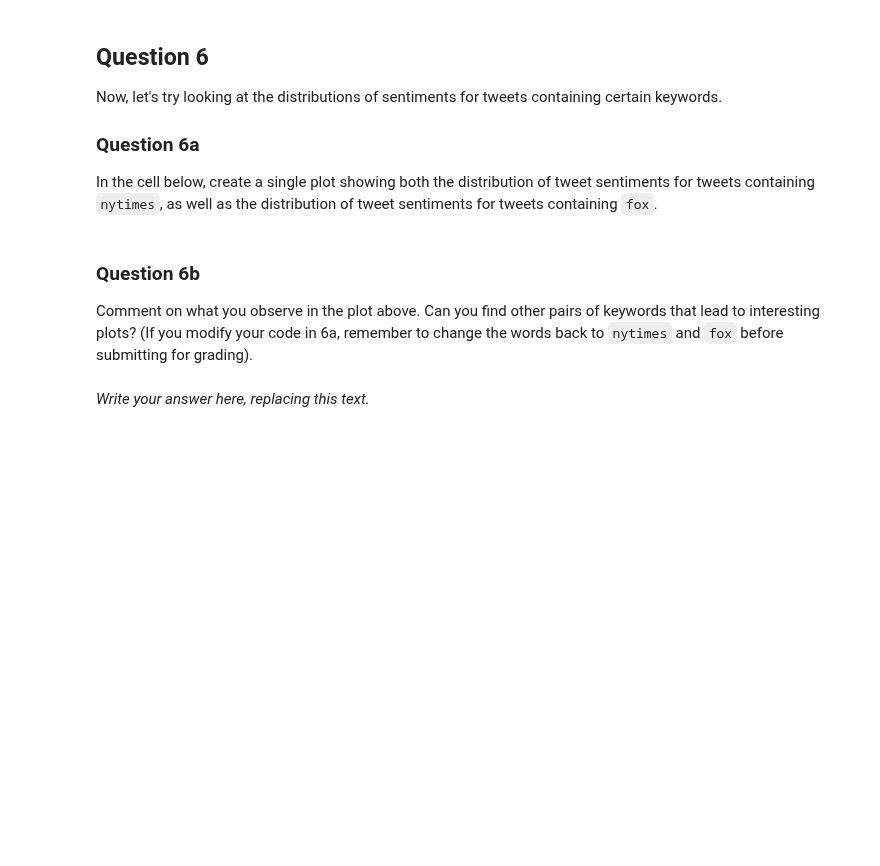
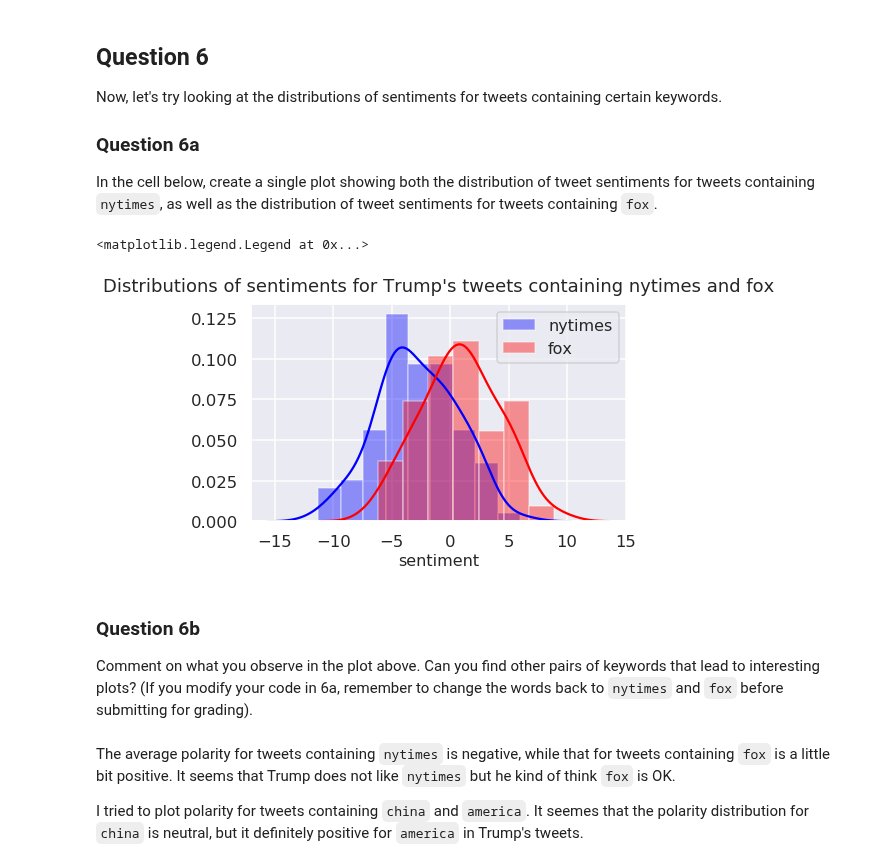
Before and after one commit to zhugeyicixin/DataSci200, a Jupyter notebook: hw/hw3/hw3.ipynb, the cells around one changed output. Saved outputs shown, nothing was run; the diff lists cells and outputs as text; code cells hidden in the pictures; blank space fills up the shorter version.

```diff
--- a/hw/hw3/hw3.ipynb
+++ b/hw/hw3/hw3.ipynb
@@ -320,5 +518,7 @@ points: 1
 -->
 # %%
 # Save your regex in punct_re
-punct_re = r''
-trump['no_punc'] = ...
+punct_re = r'[^\w\s]'
+
+trump['no_punc'] = trump['text'].str.replace(punct_re, ' ', regex=True)
+trump.head()
@@ -391,2 +606,6 @@ tidy_format = ...
+# %%
+tidy_format = trump['no_punc'].str.split(expand=True)
+tidy_format = tidy_format.stack().reset_index(level=1)
+tidy_format = tidy_format.rename(columns={'level_1': 'num', 0: 'word'})
 # %%
 ok.grade("q5d");
@@ -406,5 +634,12 @@ BEGIN QUESTION
 name: q5e
 points: 2
 -->
-# %%
-trump['polarity'] = ...
+# %%
+score = pd.merge(tidy_format, sent, how='left', left_on='word', right_index=True)
+score['polarity'] = score['polarity'].fillna(0)
+# score_by_id = score.groupby([score.index]).sum()
+score_by_id = score.groupby(['ID']).sum()
+trump = pd.merge(trump, score_by_id, how='left', left_index=True, right_index=True)
+trump = trump.drop(columns='num')
+display(trump.head())
+# trump['polarity'] = ...
@@ -443,3 +717,21 @@ manual: true
+# %%
+# plot
+fig = plt.figure()
+ax = fig.add_subplot(111)
+p1 = sns.distplot(trump[trump['no_punc'].str.contains(r'\bnytimes\b', regex=True)]['polarity'], kde=True, color='blue', label='nytimes')
+p2 = sns.distplot(trump[trump['no_punc'].str.contains(r'\bfox\b', regex=True)]['polarity'], kde=True, color='red', label='fox')
+# plt.subplots_adjust(left=0.09, bottom=0.26,right=0.95,top=0.95,wspace=0.2,hspace=0.4)
+plt.title('Distributions of sentiments for Trump\'s tweets containing nytimes and fox', size=18, y=1.03)
+plt.xlabel('sentiment', size=16)
+# ax.tick_params(axis='both', which='major', labelsize=26)
+plt.legend(loc='best', fontsize=16)
+# plt.xlim(55, 100)
+# plt.ylim(55, 100)
+# plt.yticks(size=12)
+# plt.xticks(size=12)
+# %% [output]
+<matplotlib.legend.Legend at 0x...>
+[figure, added]
 # %% [markdown]
 ### Question 6b
 Comment on what you observe in the plot above. Can you find other pairs of keywords that lead to interesting plots? (If you modify your code in 6a, remember to change the words back to `nytimes` and `fox` before submitting for grading).
@@ -450,8 +742,10 @@ name: q6b
 points: 1
 manual: true
 --><!-- EXPORT TO PDF -->
-# %% [markdown]
-*Write your answer here, replacing this text.*
+# %% [markdown]
+The average polarity for tweets containing `nytimes` is negative, while that for tweets containing `fox` is a little bit positive. It seems that Trump does not like `nytimes` but he kind of think `fox` is OK.
+
+I tried to plot polarity for tweets containing `china` and `america`. It seemes that the polarity distribution for `china` is neutral, but it definitely positive for `america` in Trump's tweets.
 # %%
 # Save your notebook first, then run this cell to submit.
 import jassign.to_pdf
```
Also changed, not shown: parts of 41 cells of this notebook.
